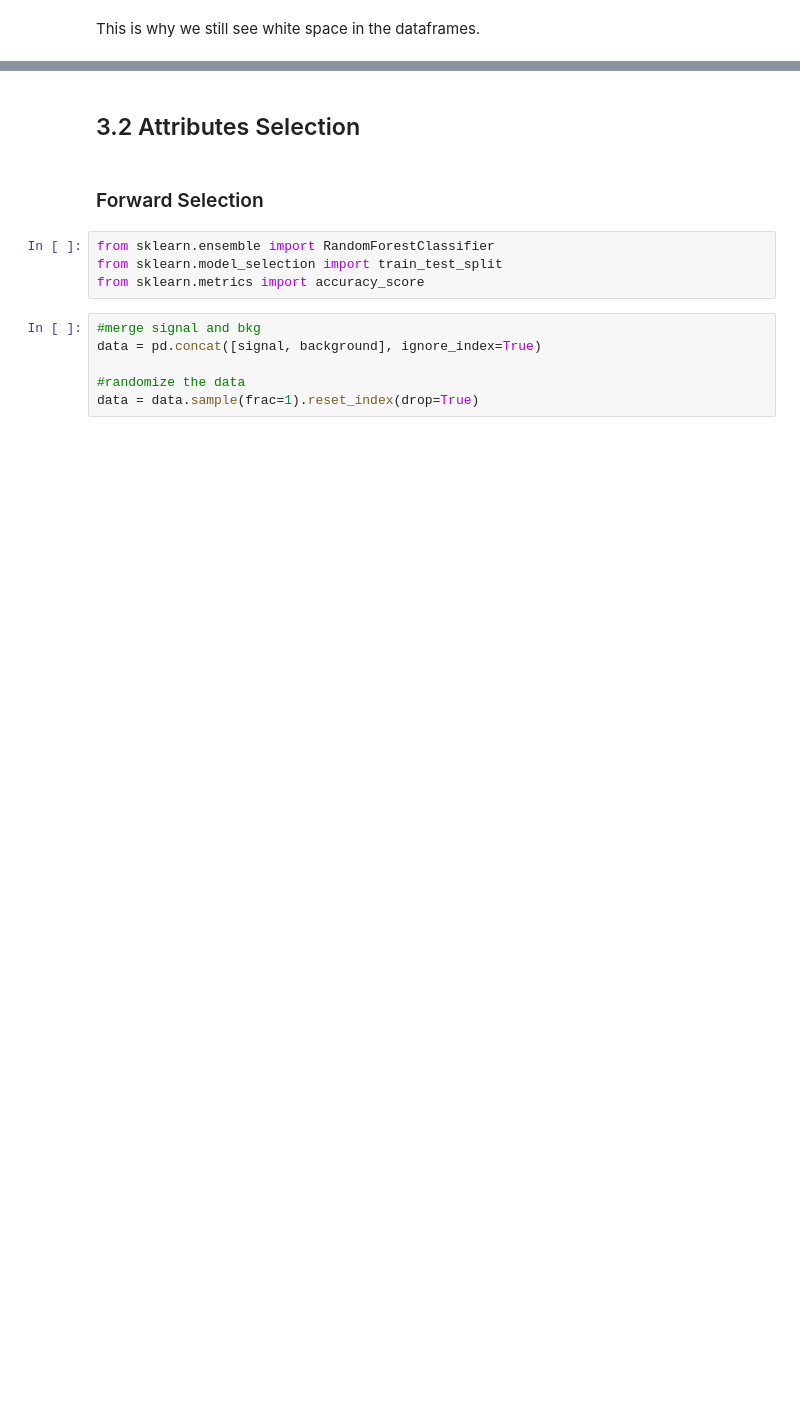
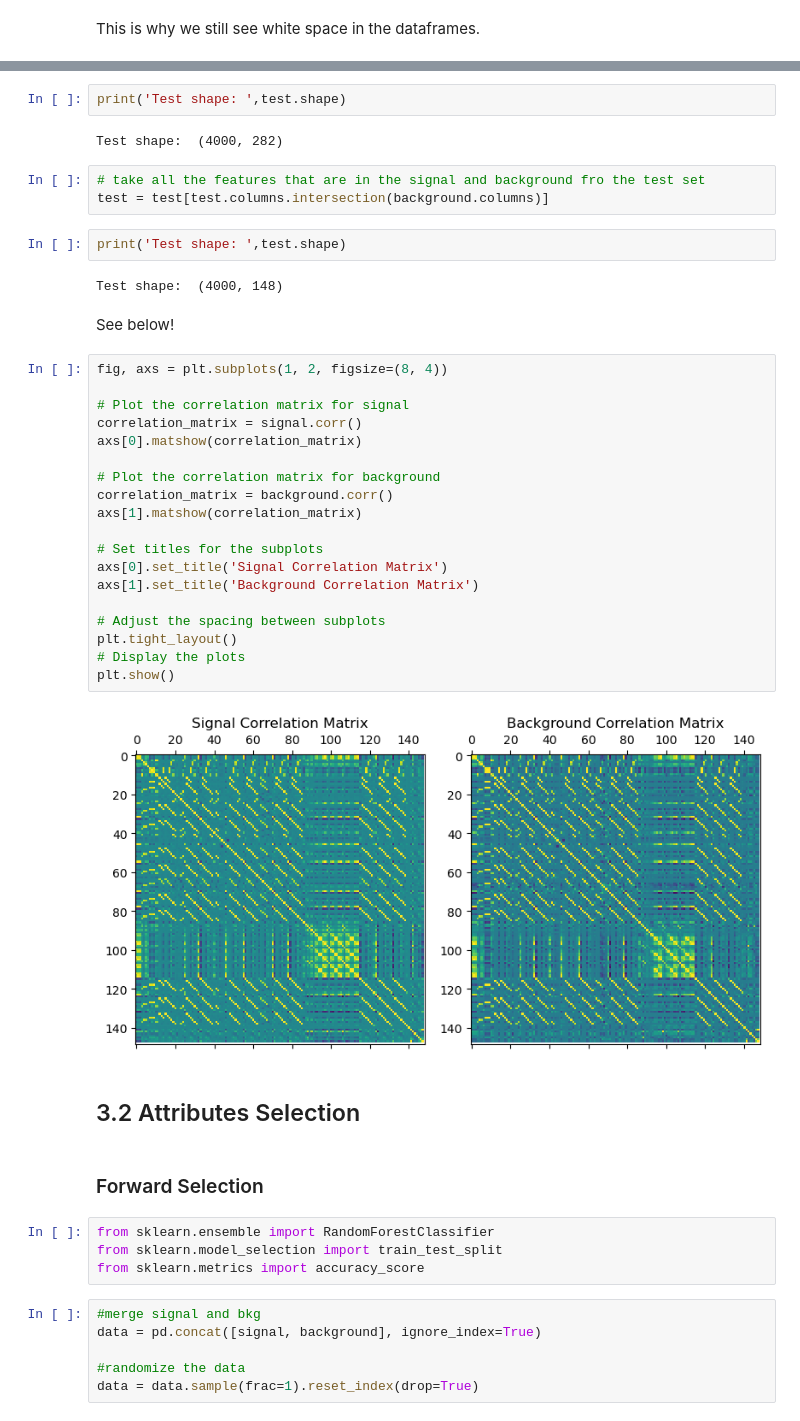
Before and after one commit to Fabiocufino/Advanced-Laboratory---TU-Dortmund, a Jupyter notebook: IceCube/anal_icecube.ipynb, the cells around one changed output, grey strips where cells are left out. Saved outputs shown, nothing was run; the diff lists cells and outputs as text; blank space fills up the shorter version.

```diff
--- a/IceCube/anal_icecube.ipynb
+++ b/IceCube/anal_icecube.ipynb
@@ -287,3 +244,37 @@ print('Test shape: ',test.shape)
+# %%
+print('Test shape: ',test.shape)
+# %% [output]
+Test shape:  (4000, 282)
+# %%
+# take all the features that are in the signal and background fro the test set
+test = test[test.columns.intersection(background.columns)]
+# %%
+print('Test shape: ',test.shape)
+# %% [output]
+Test shape:  (4000, 148)
+# %% [markdown]
+See below!
+# %%
+fig, axs = plt.subplots(1, 2, figsize=(8, 4))
+
+# Plot the correlation matrix for signal
+correlation_matrix = signal.corr()
+axs[0].matshow(correlation_matrix)
+
+# Plot the correlation matrix for background
+correlation_matrix = background.corr()
+axs[1].matshow(correlation_matrix)
+
+# Set titles for the subplots
+axs[0].set_title('Signal Correlation Matrix')
+axs[1].set_title('Background Correlation Matrix')
+
+# Adjust the spacing between subplots
+plt.tight_layout()
+# Display the plots
+plt.show()
+# %% [output]
+[figure, added]
 # %% [markdown]
 ## 3.2 Attributes Selection
 # %% [markdown]
```
Also changed, not shown: parts of 73 cells of this notebook, 3 other files.
